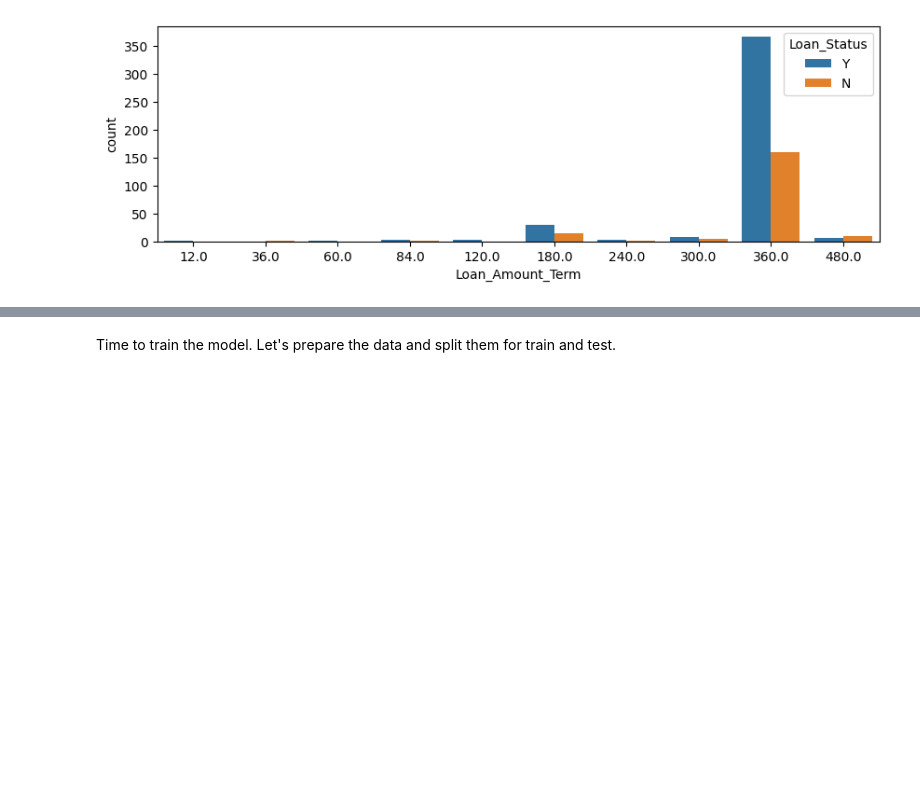
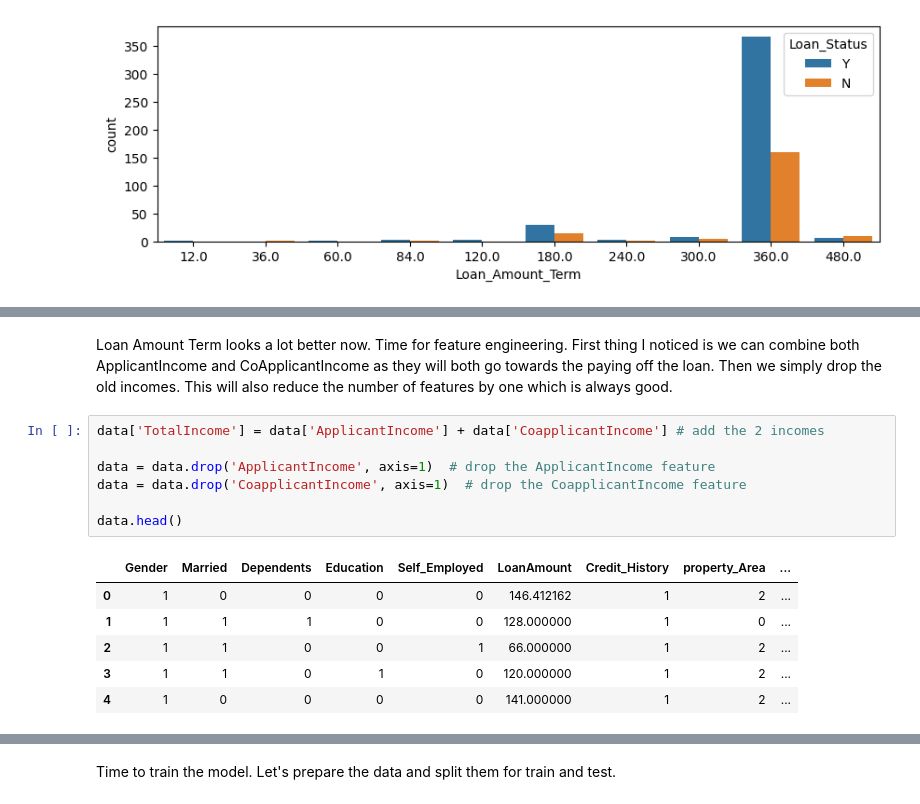
Before and after one commit to LoneCoder21/Loan-Eligibility, a Jupyter notebook: loaneligibility.ipynb, the cells around one changed output, grey strips where cells are left out. Saved outputs shown, nothing was run; the diff lists cells and outputs as text; blank space fills up the shorter version.

Commit message:
do feature engineering on the dataset

```diff
--- a/loaneligibility.ipynb
+++ b/loaneligibility.ipynb
@@ -307,0 +335,16 @@ Loan Amount Term looks a lot better now. Let's now one hot encode some categorie
+# %% [markdown]
+Loan Amount Term looks a lot better now. Time for feature engineering. First thing I noticed is we can combine both ApplicantIncome and CoApplicantIncome as they will both go towards the paying off the loan. Then we simply drop the old incomes. This will also reduce the number of features by one which is always good.
+# %%
+data['TotalIncome'] = data['ApplicantIncome'] + data['CoapplicantIncome'] # add the 2 incomes
+
+data = data.drop('ApplicantIncome', axis=1)  # drop the ApplicantIncome feature
+data = data.drop('CoapplicantIncome', axis=1)  # drop the CoapplicantIncome feature
+
+data.head()
+# %% [output]
+|  | Gender | Married | Dependents | Education | Self_Employed | LoanAmount | Credit_History | property_Area | ... |
+| 0 | 1 | 0 | 0 | 0 | 0 | 146.412162 | 1 | 2 | ... |
+| 1 | 1 | 1 | 1 | 0 | 0 | 128.000000 | 1 | 0 | ... |
+| 2 | 1 | 1 | 0 | 0 | 1 | 66.000000 | 1 | 2 | ... |
+| 3 | 1 | 1 | 0 | 1 | 0 | 120.000000 | 1 | 2 | ... |
+| 4 | 1 | 0 | 0 | 0 | 0 | 141.000000 | 1 | 2 | ... |
```
Also changed, not shown: parts of 17 cells of this notebook.
